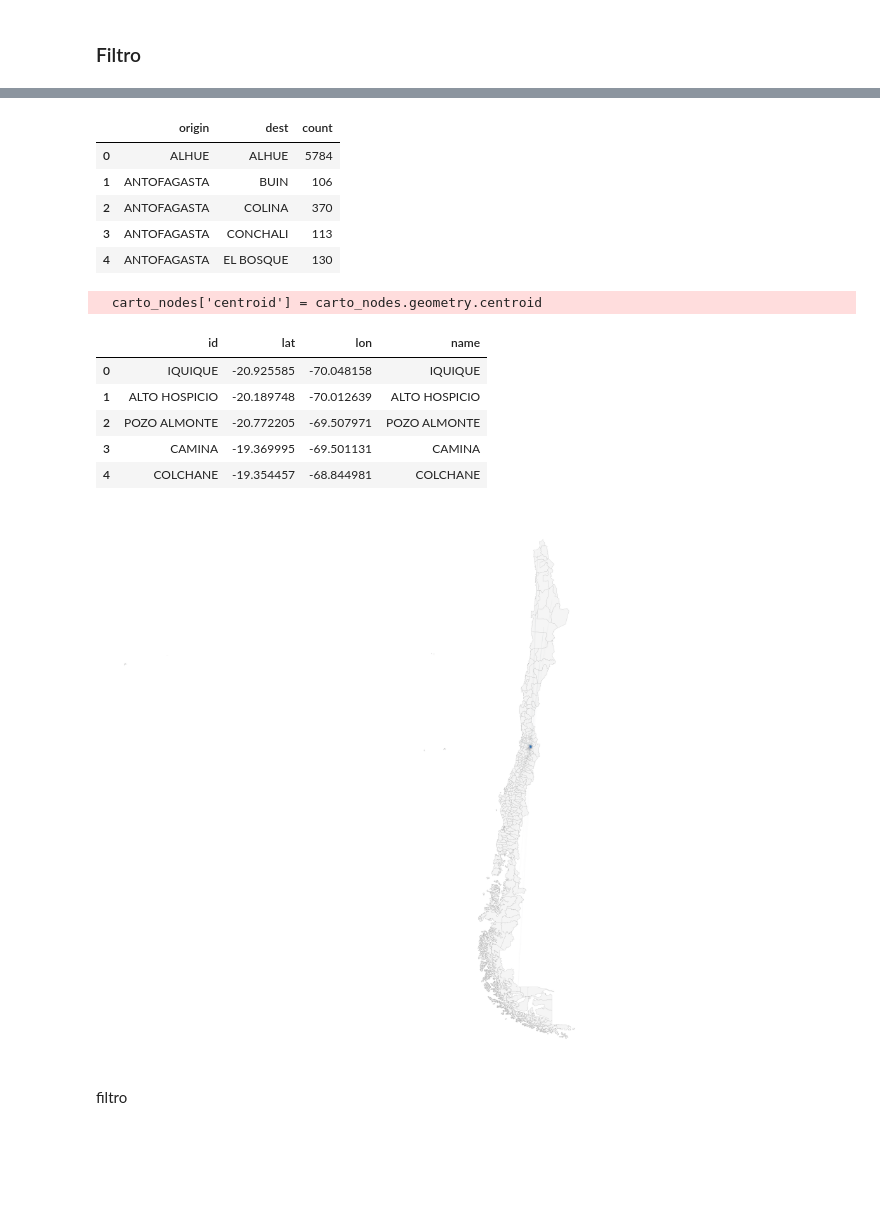
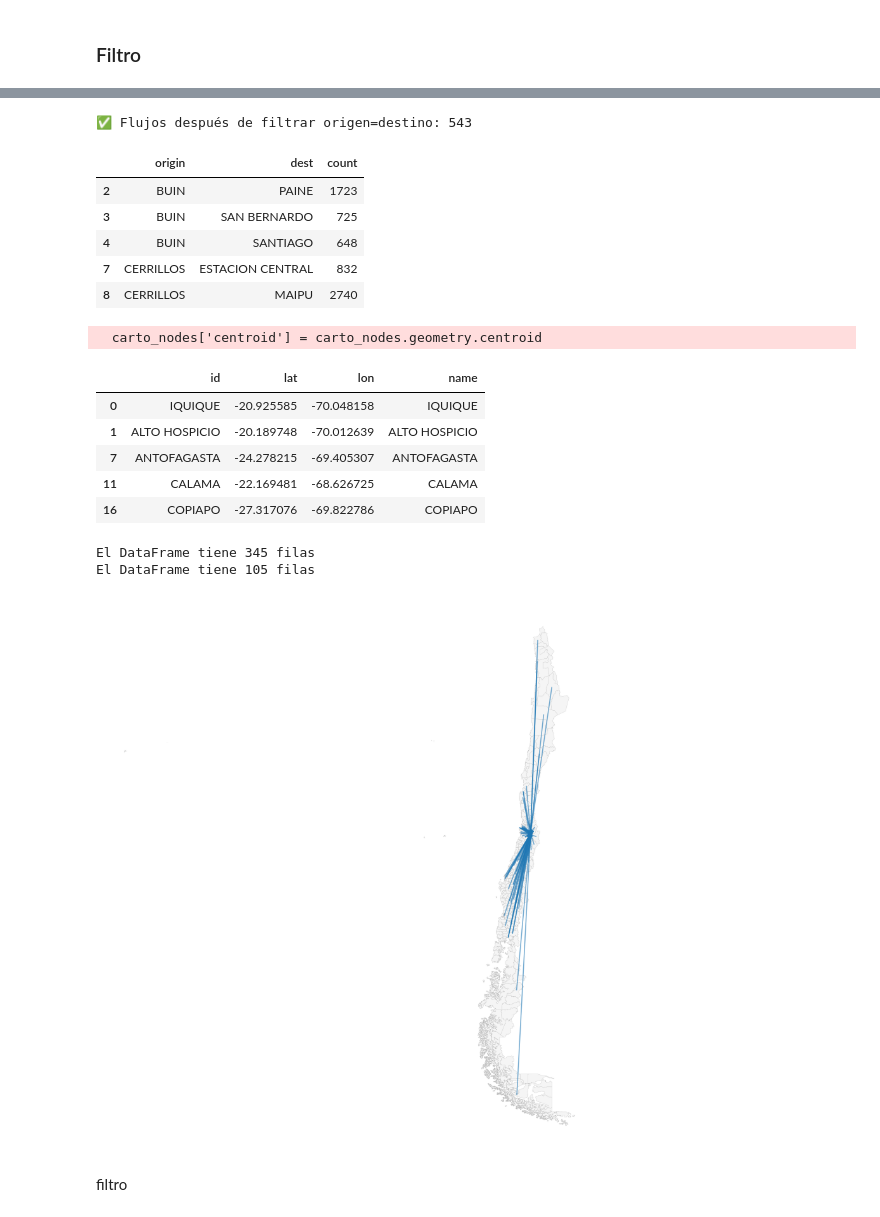
Before and after one commit to NatPupitre/migracion_interna_Nat, a Jupyter notebook: migracion_interna.ipynb, the cells around one changed output, grey strips where cells are left out. Cells and saved outputs as stored; diff of their text form; code cells hidden in the pictures; blank space fills up the shorter version.

Commit message:
actualización de flowmap + flujos rn > 500 personas

```diff
--- a/migracion_interna.ipynb
+++ b/migracion_interna.ipynb
@@ -220,7 +220,7 @@ def dentro_chile_continental(point):
 od_clean['flow_geom'] = geoms
 
 od_gdf = gpd.GeoDataFrame(od_clean, geometry='flow_geom', crs=carto.crs)
-od_gdf = od_gdf[od_gdf["n"] > 100]
+od_gdf = od_gdf[od_gdf["n"] > 500]
 od_gdf.head()
 # %% [output]
 |  | origen | destino | n | COMUNA_x | geom_origen | COMUNA_y | geom_destino | flow_geom |
@@ -237,7 +237,7 @@ od_gdf = od_gdf[
 # %%
 rm = carto[carto['COD_REG'] == '13']  # Región Metropolitana
 comunas_rm = rm['COMUNA'].unique()
-od_gdf = od_gdf[od_gdf['destino'].isin(comunas_rm)]
+od_gdf = od_gdf[od_gdf['origen'].isin(comunas_rm)]
 # %%
 flows = (
     od_gdf
@@ -250,15 +250,21 @@ flows = (
         'n': 'count'
     })
 )
+
+# 🔥 FILTRAR: eliminar flujos donde origen = destino
+flows = flows[flows['origin'] != flows['dest']]
+
 flows.to_csv(INPUTH_PATH / "flows.csv", index=False)
+print(f"✅ Flujos después de filtrar origen=destino: {len(flows)}")
 flows.head()
 # %% [output]
+✅ Flujos después de filtrar origen=destino: 543
 |  | origin | dest | count |
-| 0 | ALHUE | ALHUE | 5784 |
-| 1 | ANTOFAGASTA | BUIN | 106 |
-| 2 | ANTOFAGASTA | COLINA | 370 |
-| 3 | ANTOFAGASTA | CONCHALI | 113 |
-| 4 | ANTOFAGASTA | EL BOSQUE | 130 |
+| 2 | BUIN | PAINE | 1723 |
+| 3 | BUIN | SAN BERNARDO | 725 |
+| 4 | BUIN | SANTIAGO | 648 |
+| 7 | CERRILLOS | ESTACION CENTRAL | 832 |
+| 8 | CERRILLOS | MAIPU | 2740 |
 # %%
 carto_nodes = carto.copy()
 carto_nodes['centroid'] = carto_nodes.geometry.centroid
@@ -270,31 +276,47 @@ locations = carto_nodes[['COMUNA', 'lat', 'lon']].rename(
 )
 locations['name'] = locations['id']  # opcional
 
-locations.to_csv(INPUTH_PATH / "locations.csv", index=False)
+# Obtener los IDs únicos que aparecen tanto en origin como en dest de flows
+origin_ids = flows['origin'].unique()
+dest_ids = flows['dest'].unique()
+all_flows_ids = set(origin_ids) | set(dest_ids)
 
-locations.head()
+# Filtrar las locations para mantener solo las que aparecen en flows
+locations_filtered = locations[locations['id'].isin(all_flows_ids)].copy()
+
+# Guardar el resultado
+locations_filtered.to_csv(INPUTH_PATH / "locations.csv", index=False)
+
+locations_filtered.head()
 # %% [output]
   carto_nodes['centroid'] = carto_nodes.geometry.centroid
 |  | id | lat | lon | name |
 | 0 | IQUIQUE | -20.925585 | -70.048158 | IQUIQUE |
 | 1 | ALTO HOSPICIO | -20.189748 | -70.012639 | ALTO HOSPICIO |
-| 2 | POZO ALMONTE | -20.772205 | -69.507971 | POZO ALMONTE |
-| 3 | CAMINA | -19.369995 | -69.501131 | CAMINA |
-| 4 | COLCHANE | -19.354457 | -68.844981 | COLCHANE |
+| 7 | ANTOFAGASTA | -24.278215 | -69.405307 | ANTOFAGASTA |
+| 11 | CALAMA | -22.169481 | -68.626725 | CALAMA |
+| 16 | COPIAPO | -27.317076 | -69.822786 | COPIAPO |
+# %%
+num_filas = len(locations)
+print(f"El DataFrame tiene {len(locations)} filas")
+print(f"El DataFrame tiene {len(locations_filtered)} filas")
+# %% [output]
+El DataFrame tiene 345 filas
+El DataFrame tiene 105 filas
 # %%
 fig, ax = plt.subplots(figsize=(10, 10))
 
 carto.plot(ax=ax, edgecolor='#bbbbbb', facecolor='#f5f5f5', linewidth=0.2)
 
 od_gdf.plot(
     ax=ax,
-    linewidth=od_gdf['n'] / od_gdf['n'].max() * 3,
+    linewidth=200000 / od_gdf['n'].max() * 3,
     alpha=0.6
 )
 
 ax.set_axis_off()
 plt.show()
 # %% [output]
-[figure, old version]
+[figure, new version]
 # %% [markdown]
 filtro
```
Also changed, not shown: parts of 3 cells of this notebook, 14 other files.
